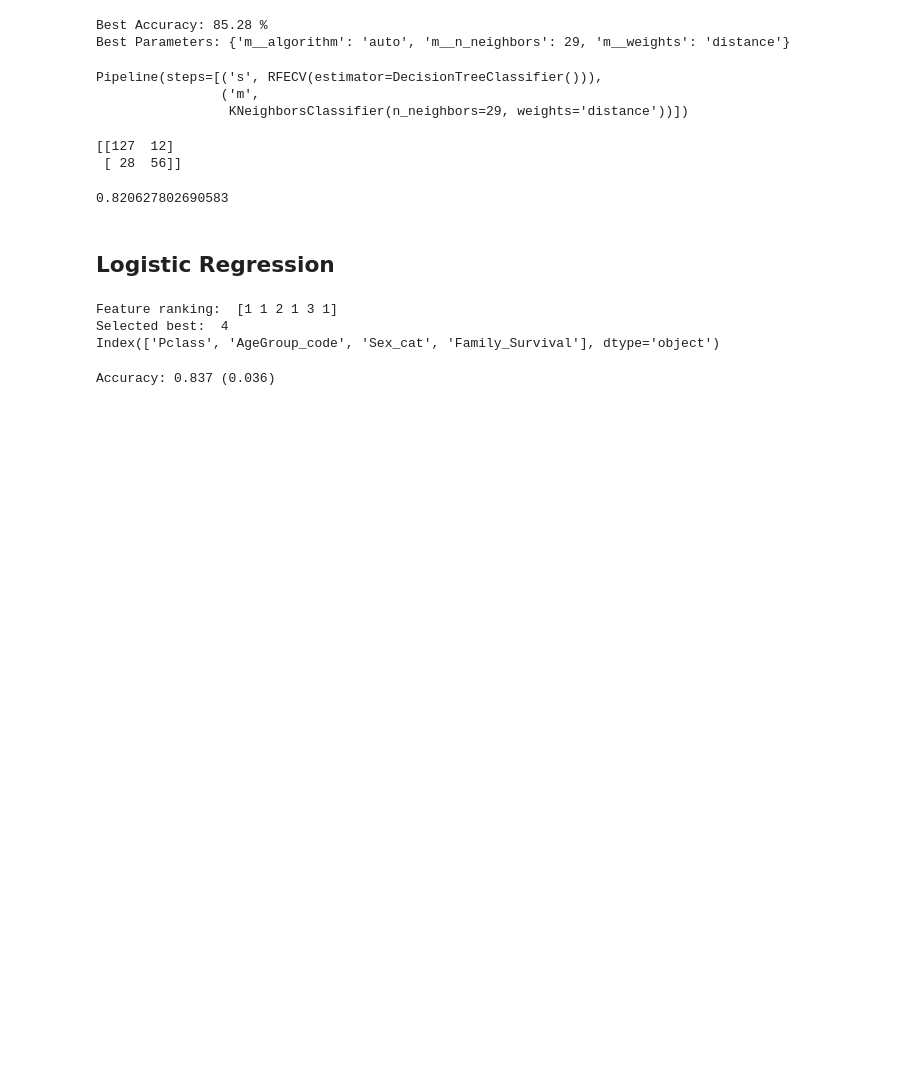
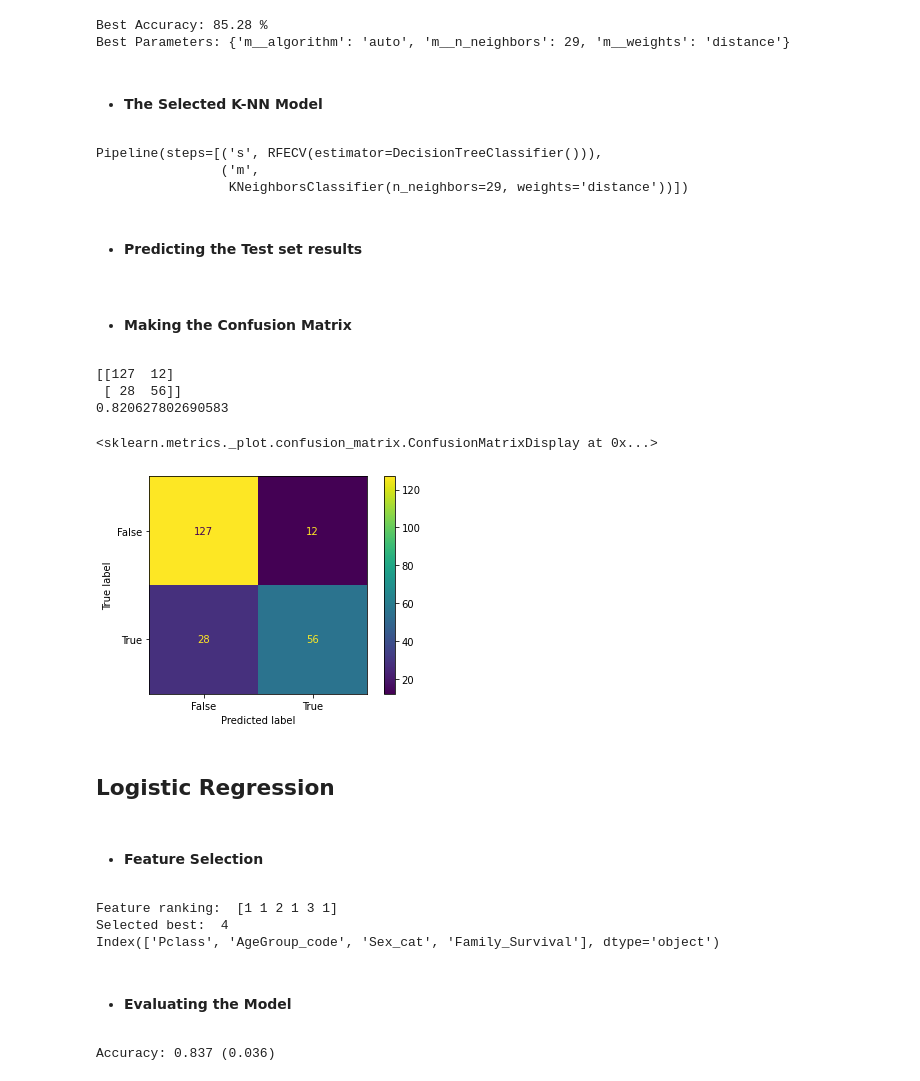
Before and after one commit to NoamRI/Titanic-Kaggle-Competiton, a Jupyter notebook: titanic.ipynb, the cells around one changed output. Drawn from its saved outputs; the diff is of its cells as text; code cells hidden in the pictures; blank space fills up the shorter version.

Commit message:
Kaggle Notebook | Titanic | Done with Model Building and training

```diff
--- a/titanic.ipynb
+++ b/titanic.ipynb
@@ -892,6 +907,8 @@ print("Best Parameters:", best_parameters)
 # %% [output]
 Best Accuracy: 85.28 %
 Best Parameters: {'m__algorithm': 'auto', 'm__n_neighbors': 29, 'm__weights': 'distance'}
+# %% [markdown]
+* #### The Selected K-NN Model
 # %%
 best_knn_pipe = knn_random_search.best_estimator_
 best_knn_pipe
@@ -899,12 +916,24 @@ best_knn_pipe
 Pipeline(steps=[('s', RFECV(estimator=DecisionTreeClassifier())),
                 ('m',
                  KNeighborsClassifier(n_neighbors=29, weights='distance'))])
+# %% [markdown]
+* #### Predicting the Test set results
 # %%
 knn_pred = best_knn_pipe.predict(X_test[:,knn_mask])
-cm = confusion_matrix(y_test, knn_pred)
-print(cm)
-accuracy_score(y_test, knn_pred)
-# %% [output]
-[[127  12]
- [ 28  56]]
-0.820627802690583
+# %% [markdown]
+* #### Making the Confusion Matrix
+# %%
+cm = confusion_matrix(y_test, knn_pred)
+print(cm)
+
+knn_test_accuracy = accuracy_score(y_test, knn_pred)
+print(knn_test_accuracy)
+
+cm_display = ConfusionMatrixDisplay(cm, display_labels = [False, True])
+cm_display.plot()
+# %% [output]
+[[127  12]
+ [ 28  56]]
+0.820627802690583
+<sklearn.metrics._plot.confusion_matrix.ConfusionMatrixDisplay at 0x...>
+[figure, added]
@@ -911,5 +942,7 @@ accuracy_score(y_test, knn_pred)
 # %% [markdown]
 ## **Logistic Regression**
+# %% [markdown]
+* #### Feature Selection
 # %%
 lr_rfe = RFECV(estimator=GradientBoostingClassifier())
 lr_pipe = Pipeline(steps=[('s',lr_rfe),('m',LogisticRegression())])
@@ -930,6 +963,8 @@ print(features[lr_mask])
 Feature ranking:  [1 1 2 1 3 1]
 Selected best:  4
 Index(['Pclass', 'AgeGroup_code', 'Sex_cat', 'Family_Survival'], dtype='object')
+# %% [markdown]
+* #### Evaluating the Model
 # %%
 cv = RepeatedStratifiedKFold(n_splits=10, n_repeats=3, random_state=1)
 n_scores = cross_val_score(lr_pipe, X_new_lr, y_train, scoring='accuracy', cv=cv, error_score='raise')
```
Also changed, not shown: parts of 90 cells of this notebook.
